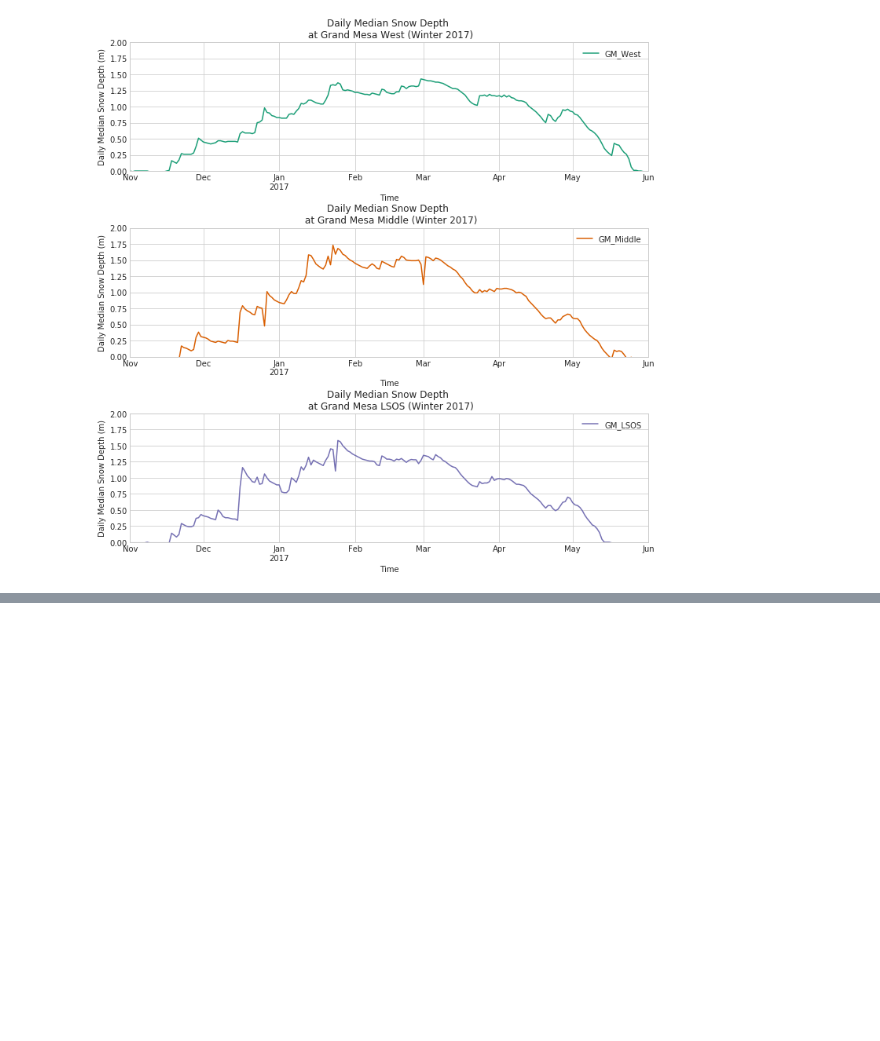
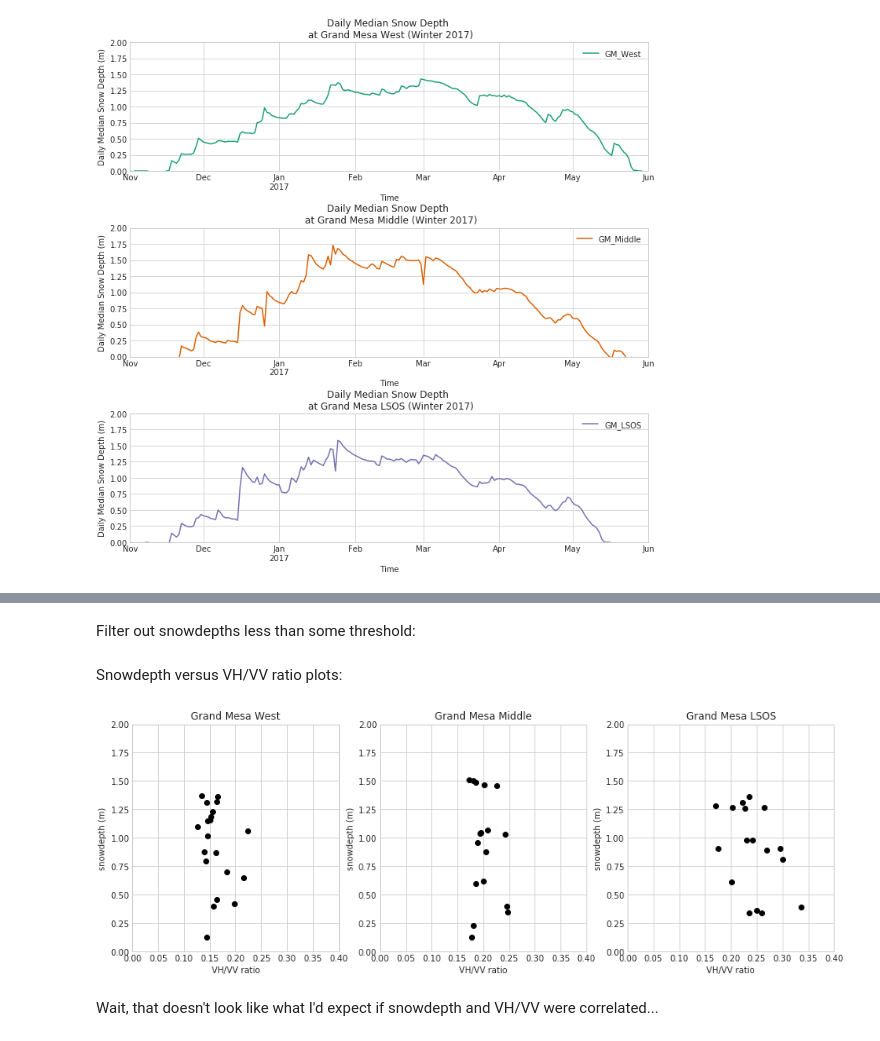
Before and after one commit to spestana/microwave-rs, a Jupyter notebook: project/grandmesa-snowdepth.ipynb, the cells around one changed output, grey strips where cells are left out. Saved outputs shown, nothing was run; the diff lists cells and outputs as text; code cells hidden in the pictures; blank space fills up the shorter version.

```diff
--- a/project/grandmesa-snowdepth.ipynb
+++ b/project/grandmesa-snowdepth.ipynb
@@ -124,0 +220,4 @@ with plt.style.context('seaborn-whitegrid'):
+# %%
+def nearest(items, pivot):
+    #https://stackoverflow.com/questions/32237862/find-the-closest-date-to-a-given-date
+    return min(items, key=lambda x: abs(x - pivot))
@@ -124,0 +251,46 @@ with plt.style.context('seaborn-whitegrid'):
+# %% [markdown]
+Filter out snowdepths less than some threshold:
+# %%
+min_snowdepth = 0.1
+
+# Grand Mesa West
+vh_vv_ratio_west = gm_west_sentinel1['VH_VV_ratio'][times][snowdepths_west>min_snowdepth]
+snowdepth_west = snowdepths_west[snowdepths_west>min_snowdepth]
+
+# Grand Mesa Middle
+vh_vv_ratio_middle = gm_middle_sentinel1['VH_VV_ratio'][times][snowdepths_middle>min_snowdepth]
+snowdepth_middle = snowdepths_middle[snowdepths_middle>min_snowdepth]
+
+# Grand Mesa LSOS
+vh_vv_ratio_lsos = gm_lsos_sentinel1['VH_VV_ratio'][times][snowdepths_lsos>min_snowdepth]
+snowdepth_lsos = snowdepths_lsos[snowdepths_lsos>min_snowdepth]
+# %% [markdown]
+Snowdepth versus VH/VV ratio plots:
+# %%
+with plt.style.context('seaborn-whitegrid'):
+    f, ax = plt.subplots(1,3,figsize=(15,5))
+
+    # GM West
+    ax[0].plot(vh_vv_ratio_west,snowdepth_west, 'ok')
+    ax[0].set_title('Grand Mesa West')
+
+    # GM Middle
+    ax[1].plot(vh_vv_ratio_middle,snowdepth_middle, 'ok')
+    ax[1].set_title('Grand Mesa Middle')
+
+    # GM LSOS
+    ax[2].plot(vh_vv_ratio_lsos,snowdepth_lsos, 'ok')
+    ax[2].set_title('Grand Mesa LSOS')
+
+
+    for n in range(len(ax)):
+        ax[n].set_ylabel('snowdepth (m)')
+        ax[n].set_ylim((0,2))
+        ax[n].set_xlabel('VH/VV ratio')
+        ax[n].set_xlim((0,0.4))
+
+    plt.savefig('snowdepth-versus-vh_vv_ratio.png',dpi=300)
+# %% [output]
+[figure, added]
+# %% [markdown]
+Wait, that doesn't look like what I'd expect if snowdepth and VH/VV were correlated...
```
Also changed, not shown: parts of 9 cells of this notebook.
